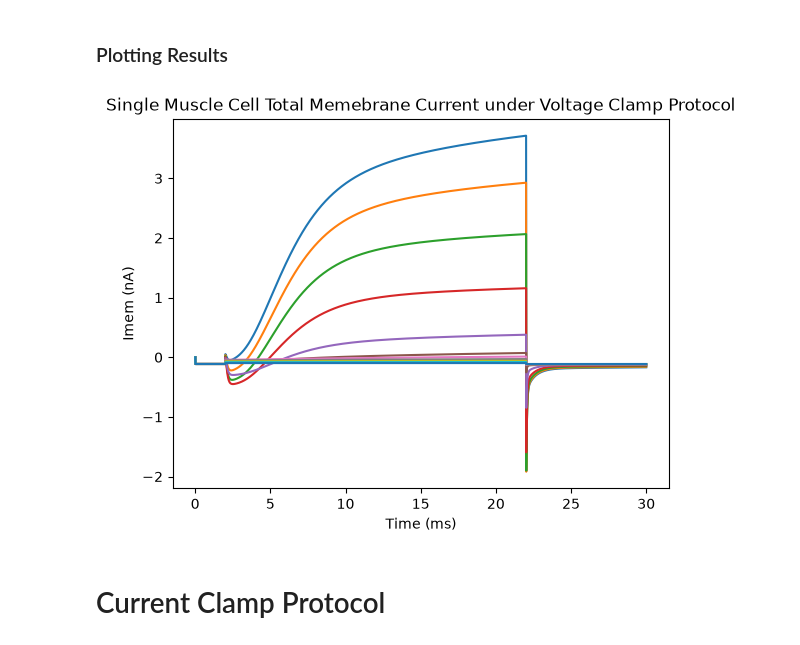
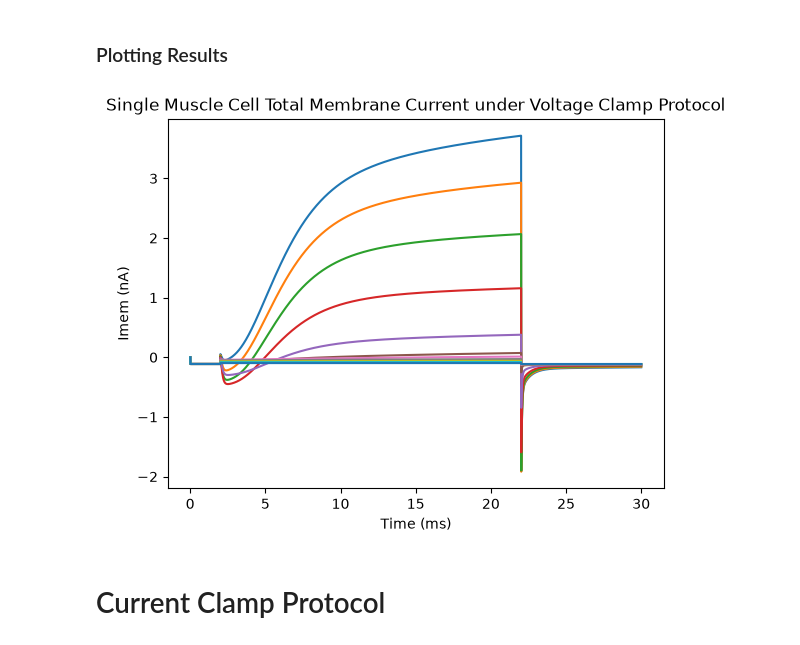
Before and after one commit to openworm/muscle_model, a Jupyter notebook: NeuroML2/Explore.ipynb, the cells around one changed output. Drawn from its saved outputs; the diff is of its cells as text; code cells hidden in the pictures.

```diff
--- a/NeuroML2/Explore.ipynb
+++ b/NeuroML2/Explore.ipynb
@@ -332,12 +332,12 @@ for j in range(0,numtests):
 # %%
 for j in range(0, numtests):
     plt.plot(xaxis, [x * 1e9 for x in I_mem[j]])
 plt.ylabel('Imem (nA)')
 plt.xlabel('Time (ms)')
-plt.title('Single Muscle Cell Total Memebrane Current under Voltage Clamp Protocol')
+plt.title('Single Muscle Cell Total Membrane Current under Voltage Clamp Protocol')
 plt.show()
 # %% [output]
-[figure, old version]
+[figure, new version]
 # %% [markdown]
 # Current Clamp Protocol
 # %%
```
